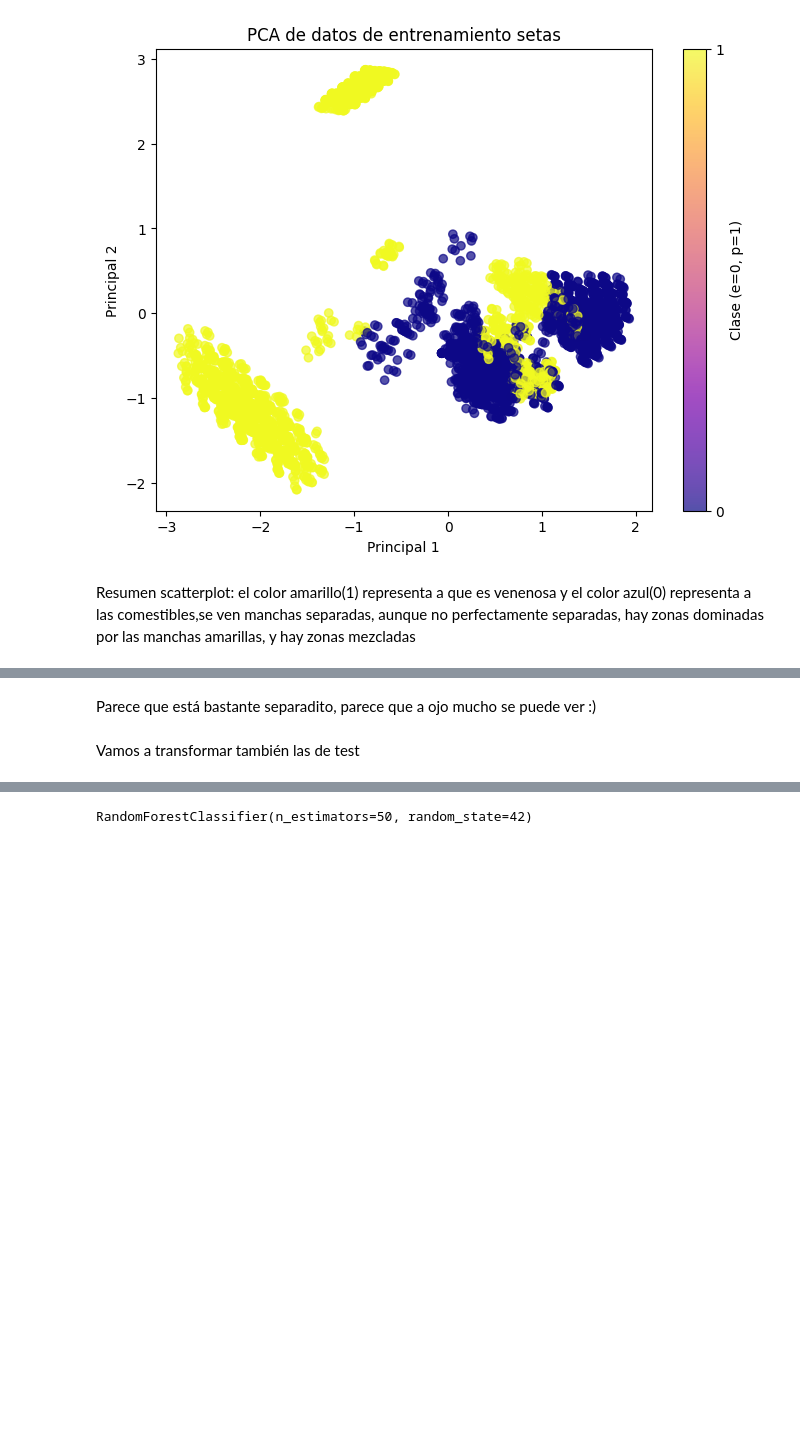
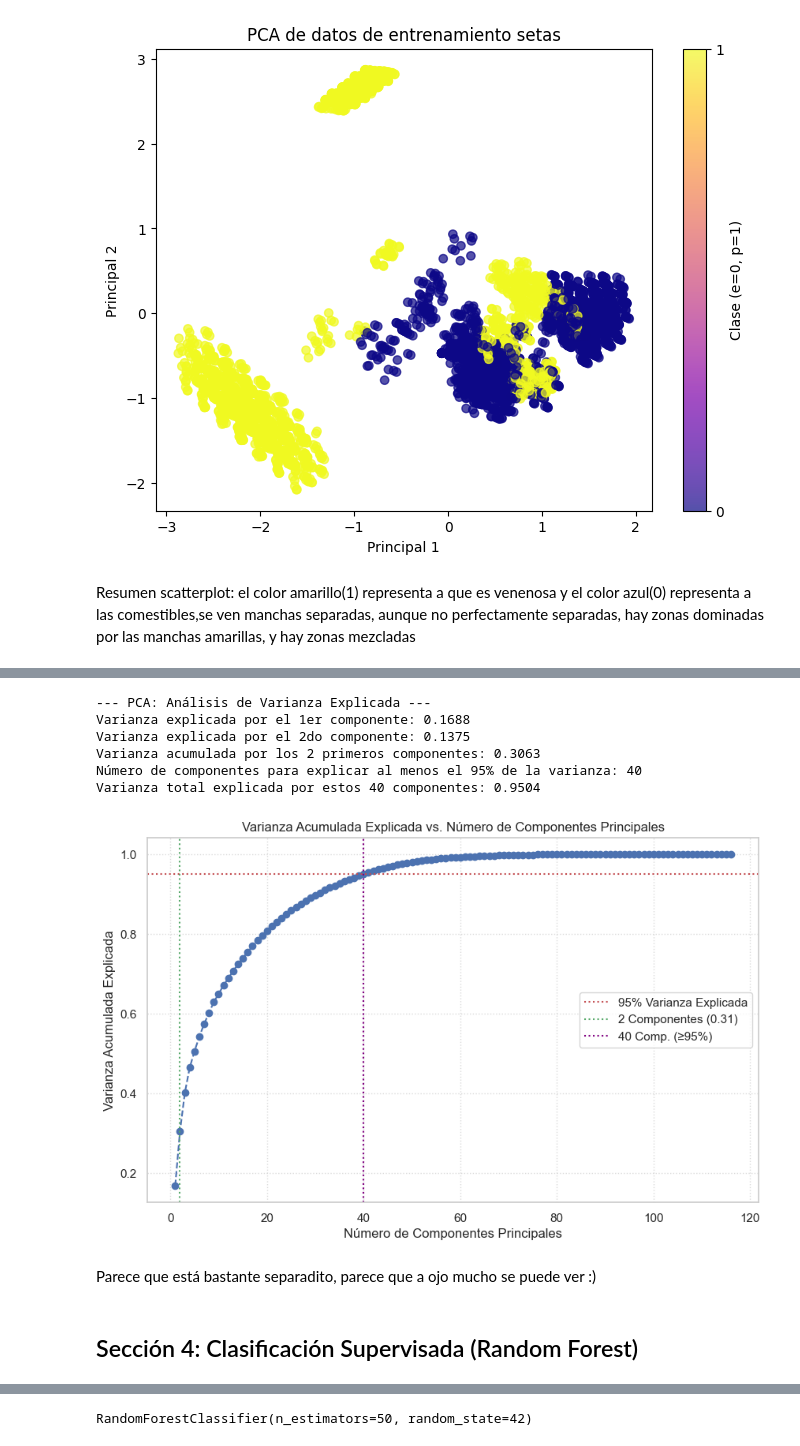
Before and after one commit to Bootcamp-IA-P4/Nhoeli-Omar-mushroom-uml-training, a Jupyter notebook: notebook/Nhoeli_Omar_workshop_clustering_pca.ipynb, the cells around one changed output, grey strips where cells are left out. Drawn from its saved outputs; the diff is of its cells as text; code cells hidden in the pictures; blank space fills up the shorter version.

```diff
--- a/notebook/Nhoeli_Omar_workshop_clustering_pca.ipynb
+++ b/notebook/Nhoeli_Omar_workshop_clustering_pca.ipynb
@@ -324,4 +394,50 @@ plt.show()
+# %%
+print("\n--- PCA: Análisis de Varianza Explicada ---")
+
+# Para analizar la varianza explicada por todos los componentes posibles,
+# ajustamos un nuevo PCA sin especificar n_components (o n_components=None).
+# Asegurarse de que X_train es el dataset codificado (OneHotEncoded) antes de PCA.
+pca_para_varianza = PCA(n_components=None, random_state=42)
+pca_para_varianza.fit(X_train) # X_train es el OneHotEncoded
+
+# Varianza explicada por cada componente
+explained_variance_ratio_individual = pca_para_varianza.explained_variance_ratio_
+# Varianza explicada acumulada
+cumulative_explained_variance = np.cumsum(explained_variance_ratio_individual)
+
+print(f"Varianza explicada por el 1er componente: {explained_variance_ratio_individual[0]:.4f}")
+if len(explained_variance_ratio_individual) > 1:
+    print(f"Varianza explicada por el 2do componente: {explained_variance_ratio_individual[1]:.4f}")
+    print(f"Varianza acumulada por los 2 primeros componentes: {cumulative_explained_variance[1]:.4f}")
+
+# Encontrar cuántos componentes se necesitan para explicar, por ejemplo, el 95% de la varianza
+components_95_var = np.argmax(cumulative_explained_variance >= 0.95) + 1
+print(f"Número de componentes para explicar al menos el 95% de la varianza: {components_95_var}")
+print(f"Varianza total explicada por estos {components_95_var} componentes: {cumulative_explained_variance[components_95_var-1]:.4f}")
+
+# Graficar la varianza explicada acumulada
+plt.figure(figsize=(10, 6))
+plt.plot(range(1, len(cumulative_explained_variance) + 1), cumulative_explained_variance, marker='o', linestyle='--', color='b')
+plt.title('Varianza Acumulada Explicada vs. Número de Componentes Principales')
+plt.xlabel('Número de Componentes Principales')
+plt.ylabel('Varianza Acumulada Explicada')
+plt.grid(True, linestyle=':', alpha=0.7)
+
+# Líneas de referencia
+plt.axhline(y=0.95, color='r', linestyle=':', label='95% Varianza Explicada')
+if len(cumulative_explained_variance) > 1:
+    plt.axvline(x=2, color='g', linestyle=':', label=f'2 Componentes ({cumulative_explained_variance[1]:.2f})')
+plt.axvline(x=components_95_var, color='purple', linestyle=':', label=f'{components_95_var} Comp. (≥95%)')
+
+plt.legend(loc='center right')
+plt.show()
+# %% [output]
+--- PCA: Análisis de Varianza Explicada ---
+Varianza explicada por el 1er componente: 0.1688
+Varianza explicada por el 2do componente: 0.1375
+Varianza acumulada por los 2 primeros componentes: 0.3063
+Número de componentes para explicar al menos el 95% de la varianza: 40
+Varianza total explicada por estos 40 componentes: 0.9504
+[figure, added]
 # %% [markdown]
 Parece que está bastante separadito, parece que a ojo mucho se puede ver :)
-# %% [markdown]
-<font color="e5b714">Vamos a transformar también las de test</font>
@@ -329,0 +444,2 @@ X_test_pca = pca.transform(X_test)
+# %% [markdown]
+## Sección 4: Clasificación Supervisada (Random Forest)
```
Also changed, not shown: parts of 30 cells of this notebook.
